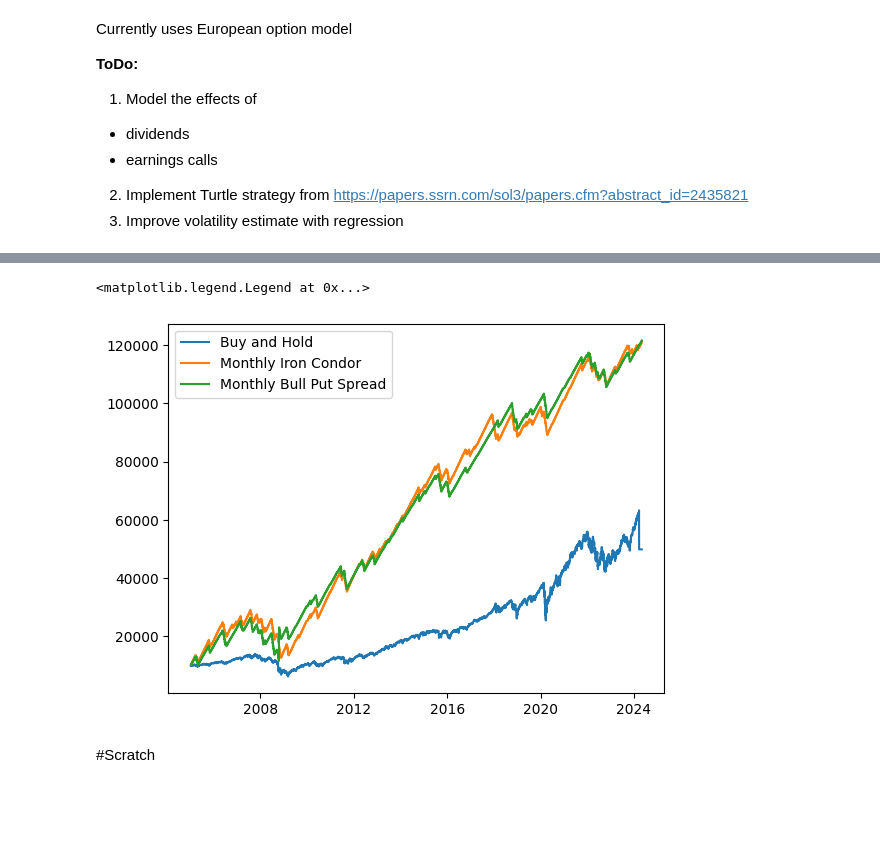
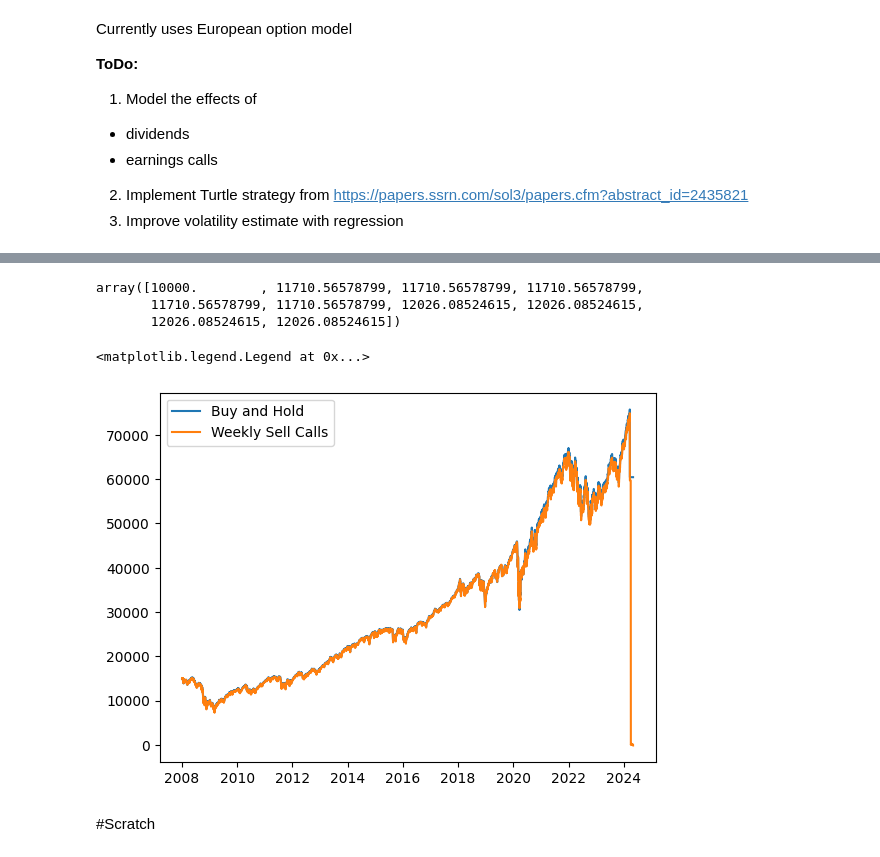
Before and after one commit to jaindeepali/backtest, a Jupyter notebook: Backtest.ipynb, the cells around one changed output, grey strips where cells are left out. Cells and saved outputs as stored; diff of their text form; code cells hidden in the pictures; blank space fills up the shorter version.

```diff
--- a/Backtest.ipynb
+++ b/Backtest.ipynb
@@ -414,7 +481,7 @@ class SellingCalls(Strategy):
 
   def _create_new_positions(self):
     if self._step == self._start:
-      self._buy_stock(size=self._size)
+      self._buy_stock(size=self._size + 45)
 
     if dt.datetime.weekday(hist.index[self._step]) == 4:
       price = self._hist['Close'][self._step]
@@ -852,19 +922,26 @@ Capital in Stocks: 0
+# %%
+ic_cash[:10]
+# %% [output]
+array([10000.        , 11710.56578799, 11710.56578799, 11710.56578799,
+       11710.56578799, 11710.56578799, 12026.08524615, 12026.08524615,
+       12026.08524615, 12026.08524615])
 # %%
 #@title Comparing Option Strategies
 def plot_all(st, label):
   plt.plot(st._hist.index[st._start:], np.array(st._portfolio['Cash'][st._start:]) + np.array(st._portfolio['Equity'][st._start:]), label=label)
 
 plot_all(bnh_strategy, "Buy and Hold")
 # plot_all(wdca_strategy, "Weekly DCA")
 # plot_all(ps_strategy, "Weekly Sell Puts")
-# plot_all(sc_strategy, "Weekly Sell Calls")
-plot_all(ic_strategy, "Monthly Iron Condor")
-plot_all(bps_strategy, "Monthly Bull Put Spread")
-
+plot_all(sc_strategy, "Weekly Sell Calls")
+# plot_all(ic_strategy, "Monthly Iron Condor")
+# plot_all(bps_strategy, "Monthly Bull Put Spread")
+# plt.ylim((0, 200000))
+# plt.yscale('log')
 plt.legend()
 # %% [output]
 <matplotlib.legend.Legend at 0x...>
-[figure, old version]
+[figure, new version]
 # %% [markdown]
 #Scratch
 # %%
```
Also changed, not shown: parts of 10 cells of this notebook.
